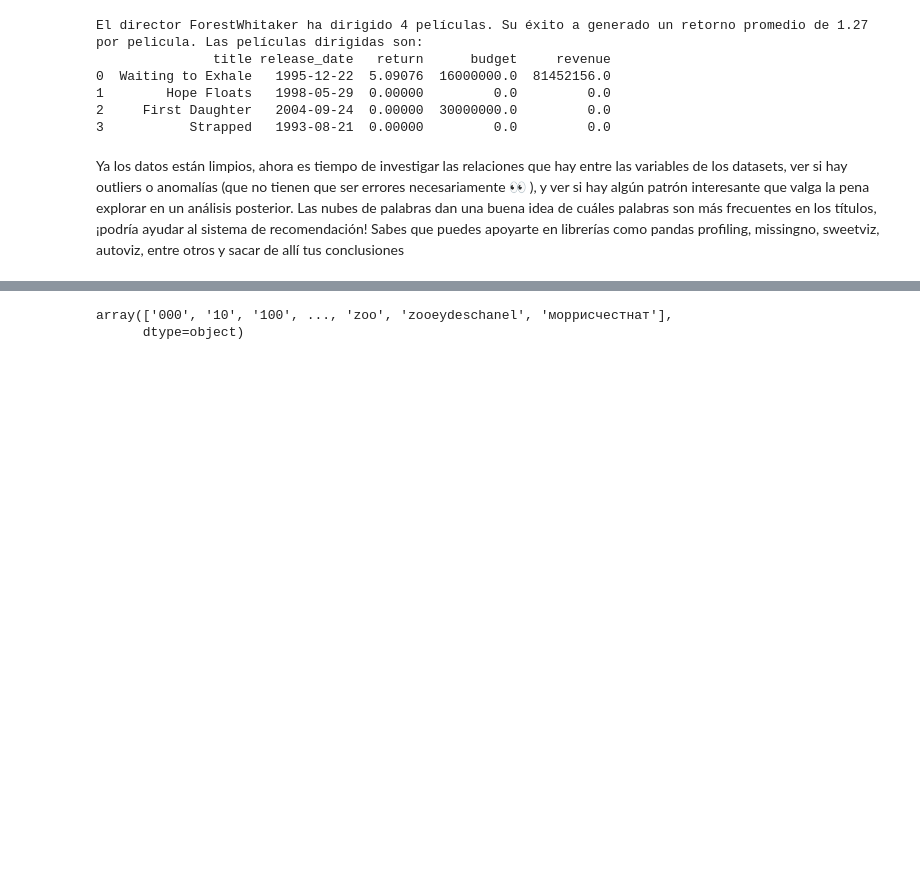
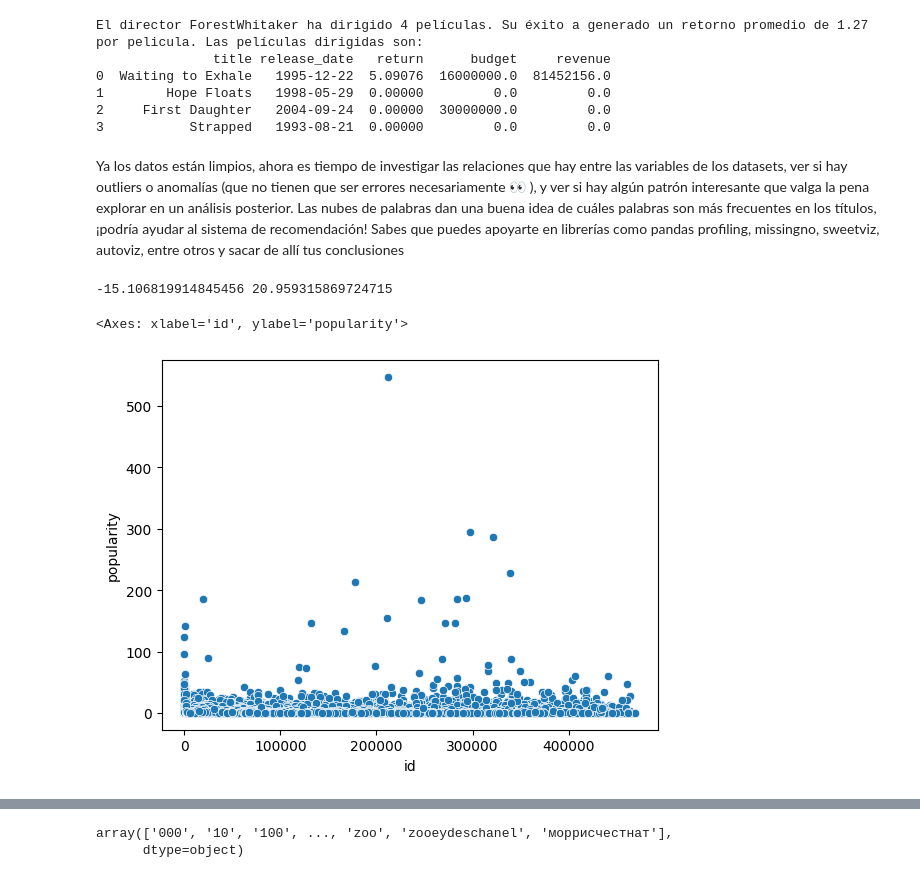
Before and after one commit to Loutrec2001/Proyecto-Individual-1, a Jupyter notebook: Final.ipynb, the cells around one changed output, grey strips where cells are left out. Cells and saved outputs as stored; diff of their text form; code cells hidden in the pictures; blank space fills up the shorter version.

```diff
--- a/Final.ipynb
+++ b/Final.ipynb
@@ -156,6 +156,8 @@ print(retorno)
 Funcion 3:
 
 def score_titulo( titulo_de_la_filmación ): Se ingresa el título de una filmación esperando como respuesta el título, el año de estreno y el score.
+# %%
+movies['popularity'] = movies['popularity'].astype(float)
 # %%
 def score_title(Titulo):
     a = 0
@@ -264,8 +266,14 @@ El director ForestWhitaker ha dirigido 4 películas. Su éxito a generado un ret
 1        Hope Floats   1998-05-29  0.00000         0.0         0.0
 2     First Daughter   2004-09-24  0.00000  30000000.0         0.0
 3           Strapped   1993-08-21  0.00000         0.0         0.0
+# %% [markdown]
+Ya los datos están limpios, ahora es tiempo de investigar las relaciones que hay entre las variables de los datasets, ver si hay outliers o anomalías (que no tienen que ser errores necesariamente 👀 ), y ver si hay algún patrón interesante que valga la pena explorar en un análisis posterior. Las nubes de palabras dan una buena idea de cuáles palabras son más frecuentes en los títulos, ¡podría ayudar al sistema de recomendación! Sabes que puedes apoyarte en librerías como pandas profiling, missingno, sweetviz, autoviz, entre otros y sacar de allí tus conclusiones
 # %%
 movies['spoken_languages'] = movies['spoken_languages'].apply(convert)
 movies['popularity'] = movies['popularity'].astype(float)
-# %% [markdown]
-Ya los datos están limpios, ahora es tiempo de investigar las relaciones que hay entre las variables de los datasets, ver si hay outliers o anomalías (que no tienen que ser errores necesariamente 👀 ), y ver si hay algún patrón interesante que valga la pena explorar en un análisis posterior. Las nubes de palabras dan una buena idea de cuáles palabras son más frecuentes en los títulos, ¡podría ayudar al sistema de recomendación! Sabes que puedes apoyarte en librerías como pandas profiling, missingno, sweetviz, autoviz, entre otros y sacar de allí tus conclusiones
+# %%
+li_inf = movies['popularity'].mean() - 3 * movies['popularity'].std()
+li_Sup = movies['popularity'].mean() + 3 * movies['popularity'].std()
+print(li_inf, li_Sup)
+# %% [output]
+-15.106819914845456 20.959315869724715
@@ -272,3 +282,8 @@ Ya los datos están limpios, ahora es tiempo de investigar las relaciones que ha
+# %%
+sn.scatterplot(x =movies['id'], y = movies['popularity'])
+# %% [output]
+<Axes: xlabel='id', ylabel='popularity'>
+[figure, added]
 # %%
 movies['genres'] = movies['genres'].apply(lambda x: ' '.join(x))
 movies['tags'] =  movies['overview'] + movies['genres'] + ' '+ movies['cast'] + movies['Director']
```
Also changed, not shown: parts of 8 cells of this notebook, 4 other files.
